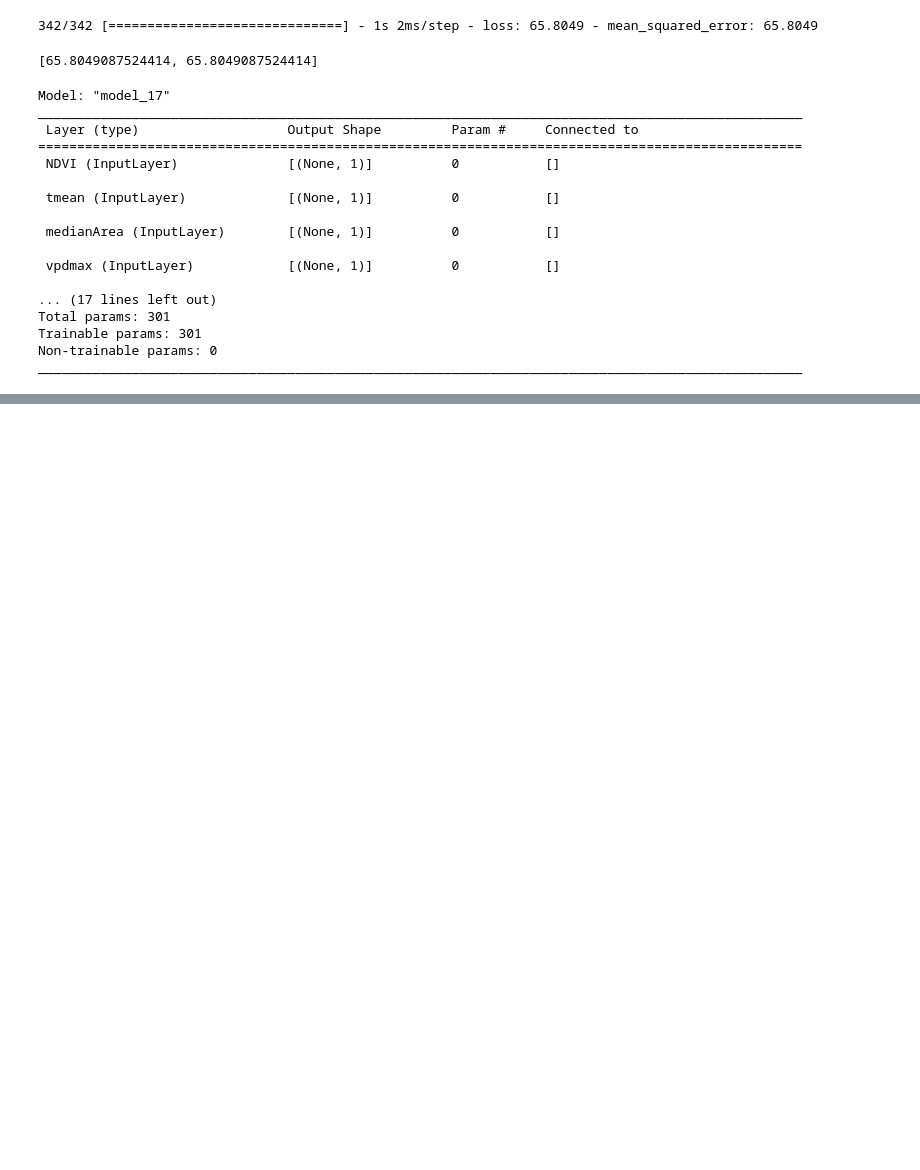
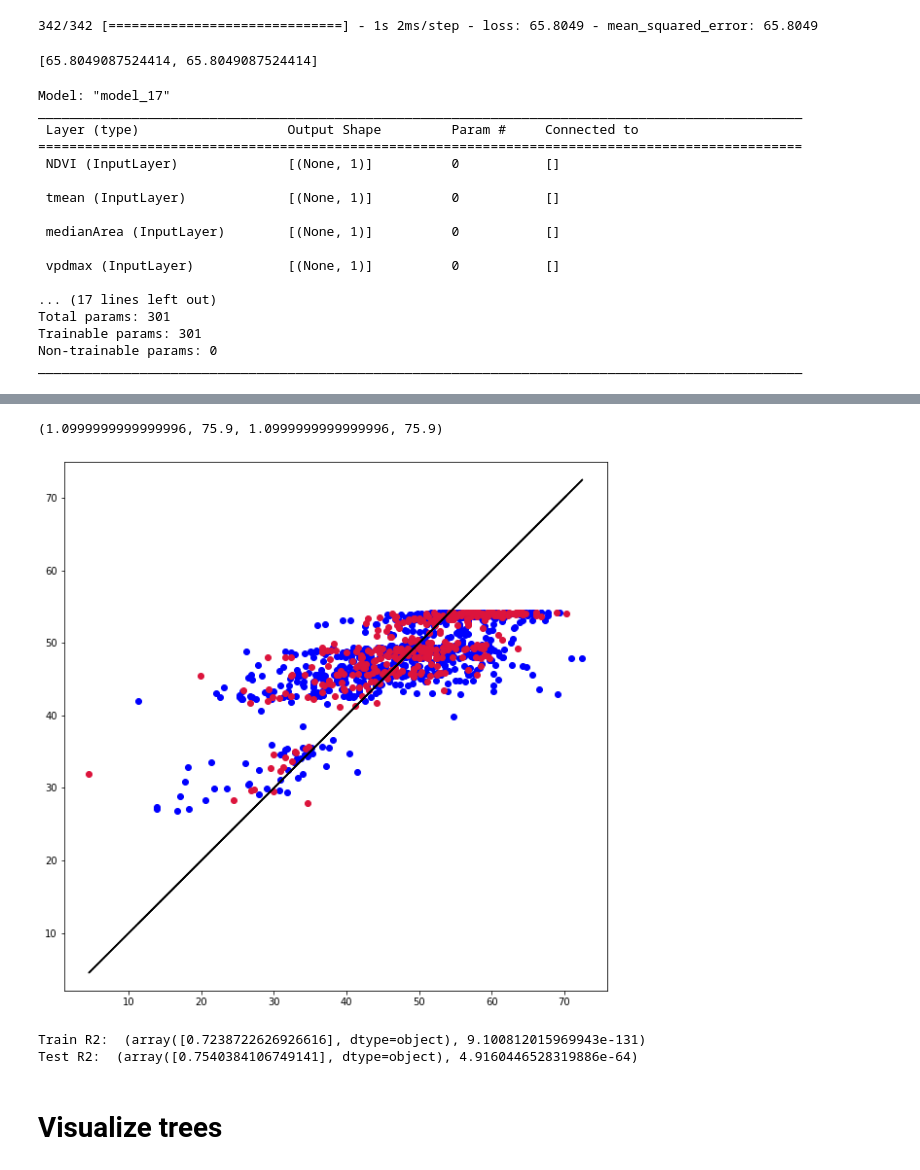
Before and after one commit to ostroskianais/yield-prediction, a Jupyter notebook: yield_model.ipynb, the cells around one changed output, grey strips where cells are left out. Saved outputs shown, nothing was run; the diff lists cells and outputs as text; code cells hidden in the pictures; blank space fills up the shorter version.

Commit message:
added random forest model

```diff
--- a/yield_model.ipynb
+++ b/yield_model.ipynb
@@ -120,0 +148,9 @@ ________________________________________________________________________________
+# %%
+train_ds = tfdf.keras.pd_dataframe_to_tf_dataset(train_csv, label="yield", task=tfdf.keras.Task.REGRESSION)
+test_ds = tfdf.keras.pd_dataframe_to_tf_dataset(test_csv, label="yield", task=tfdf.keras.Task.REGRESSION)
+# %%
+# Specify the model.
+model_1 = tfdf.keras.RandomForestModel(task=tfdf.keras.Task.REGRESSION, num_trees=300)
+
+# Train the model.
+model_1.fit(x=train_ds, validation_split=0.2)
@@ -120,0 +188,10 @@ ________________________________________________________________________________
+# %%
+model_1.compile(#loss=tf.keras.metrics.mean_squared_error,
+                metrics=[tf.keras.metrics.RootMeanSquaredError(name='rmse'),
+                         "mean_squared_error"])
+
+evaluation = model_1.evaluate(test_ds, return_dict=True)
+print()
+
+for name, value in evaluation.items():
+  print(f"{name}: {value:.4f}")
@@ -120,0 +204,3 @@ ________________________________________________________________________________
+# %%
+pred_test = model_1.predict(test_ds)
+pred_train = model_1.predict(train_ds)
@@ -120,0 +210,24 @@ ________________________________________________________________________________
+# %%
+import matplotlib.pyplot as plt
+
+plt.figure(figsize=(10,10))
+plt.plot(train_csv["yield"], train_csv["yield"], c='black')
+plt.plot(test_csv["yield"], test_csv["yield"], c='black')
+plt.scatter(train_csv["yield"], pred_train, c='blue')
+plt.scatter(test_csv["yield"], pred_test, c='crimson')
+plt.axis('equal')
+# %% [output]
+(1.0999999999999996, 75.9, 1.0999999999999996, 75.9)
+[figure, added]
+# %%
+from scipy.stats import pearsonr
+corr_train = pearsonr(train_csv["yield"], pred_train)
+corr_test = pearsonr(test_csv["yield"], pred_test)
+
+print("Train R2: ", corr_train)
+print("Test R2: ", corr_test)
+# %% [output]
+Train R2:  (array([0.7238722626926616], dtype=object), 9.100812015969943e-131)
+Test R2:  (array([0.7540384106749141], dtype=object), 4.9160446528319886e-64)
+# %% [markdown]
+# Visualize trees
```
Also changed, not shown: parts of 13 cells of this notebook.
